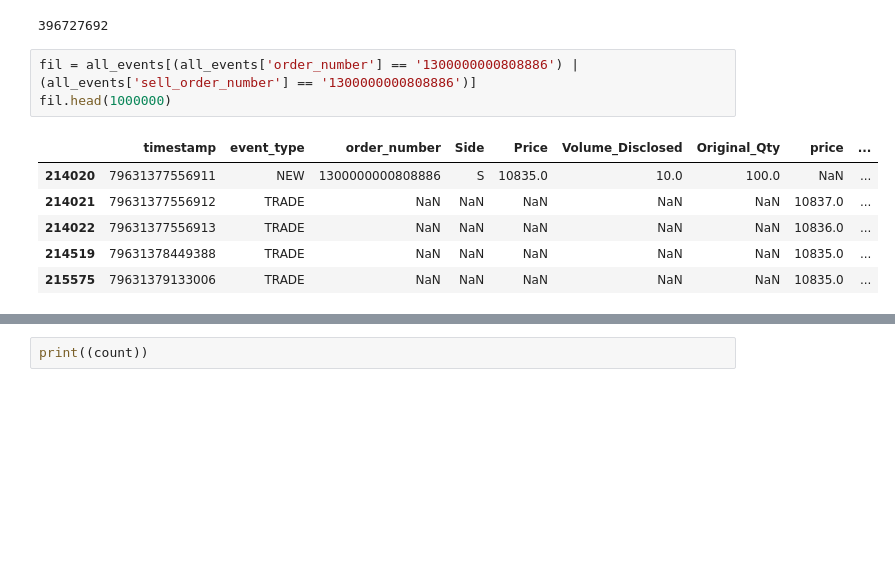
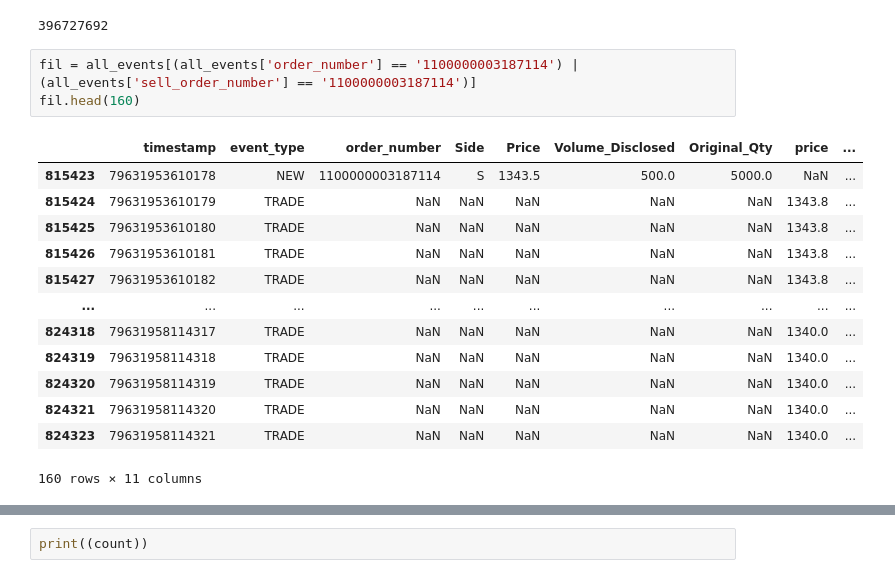
Before and after one commit to utkarshpawan/liquidity-and-volatility-market-microstructure, a Jupyter notebook: quote_data_gen.ipynb, the cells around one changed output, grey strips where cells are left out. Saved outputs shown, nothing was run; the diff lists cells and outputs as text; blank space fills up the shorter version.

```diff
--- a/quote_data_gen.ipynb
+++ b/quote_data_gen.ipynb
@@ -273,12 +347,19 @@ print((int(all_events.iloc[40000]['timestamp']) - int(all_events.iloc[0]['timest
 # %% [output]
 396727692
 # %%
-fil = all_events[(all_events['order_number'] == '1300000000808886') | (all_events['sell_order_number'] == '1300000000808886')]
-fil.head(1000000)
+fil = all_events[(all_events['order_number'] == '1100000003187114') | (all_events['sell_order_number'] == '1100000003187114')]
+fil.head(160)
 # %% [output]
 |  | timestamp | event_type | order_number | Side | Price | Volume_Disclosed | Original_Qty | price | ... |
-| 214020 | 79631377556911 | NEW | 1300000000808886 | S | 10835.0 | 10.0 | 100.0 | NaN | ... |
-| 214021 | 79631377556912 | TRADE | NaN | NaN | NaN | NaN | NaN | 10837.0 | ... |
-| 214022 | 79631377556913 | TRADE | NaN | NaN | NaN | NaN | NaN | 10836.0 | ... |
-| 214519 | 79631378449388 | TRADE | NaN | NaN | NaN | NaN | NaN | 10835.0 | ... |
-| 215575 | 79631379133006 | TRADE | NaN | NaN | NaN | NaN | NaN | 10835.0 | ... |
+| 815423 | 79631953610178 | NEW | 1100000003187114 | S | 1343.5 | 500.0 | 5000.0 | NaN | ... |
+| 815424 | 79631953610179 | TRADE | NaN | NaN | NaN | NaN | NaN | 1343.8 | ... |
+| 815425 | 79631953610180 | TRADE | NaN | NaN | NaN | NaN | NaN | 1343.8 | ... |
+| 815426 | 79631953610181 | TRADE | NaN | NaN | NaN | NaN | NaN | 1343.8 | ... |
+| 815427 | 79631953610182 | TRADE | NaN | NaN | NaN | NaN | NaN | 1343.8 | ... |
+| ... | ... | ... | ... | ... | ... | ... | ... | ... | ... |
+| 824318 | 79631958114317 | TRADE | NaN | NaN | NaN | NaN | NaN | 1340.0 | ... |
+| 824319 | 79631958114318 | TRADE | NaN | NaN | NaN | NaN | NaN | 1340.0 | ... |
+| 824320 | 79631958114319 | TRADE | NaN | NaN | NaN | NaN | NaN | 1340.0 | ... |
+| 824321 | 79631958114320 | TRADE | NaN | NaN | NaN | NaN | NaN | 1340.0 | ... |
+| 824323 | 79631958114321 | TRADE | NaN | NaN | NaN | NaN | NaN | 1340.0 | ... |
+160 rows × 11 columns
```
Also changed, not shown: parts of 34 cells of this notebook, 3 other files.
